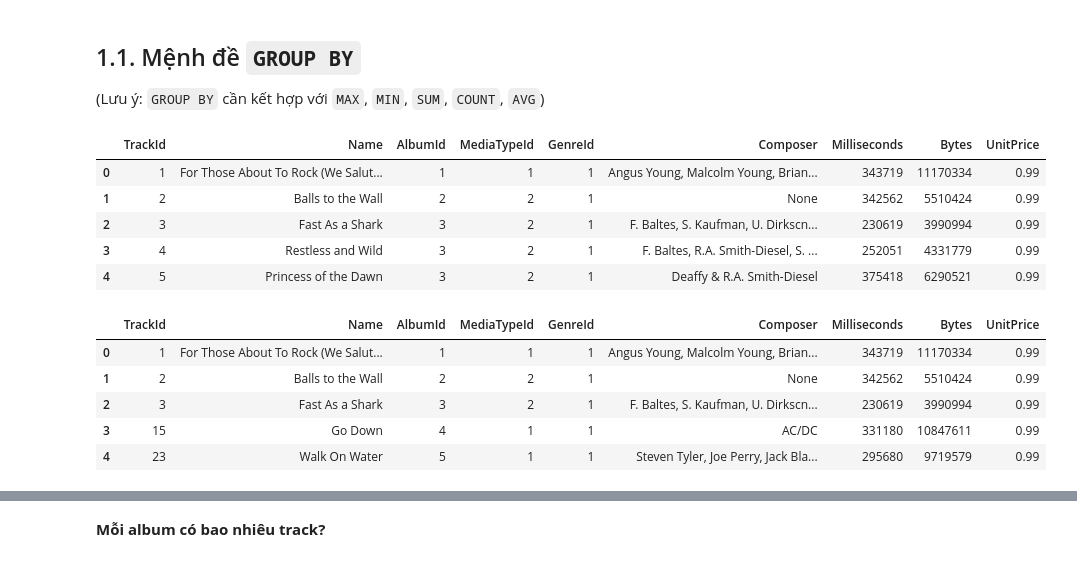
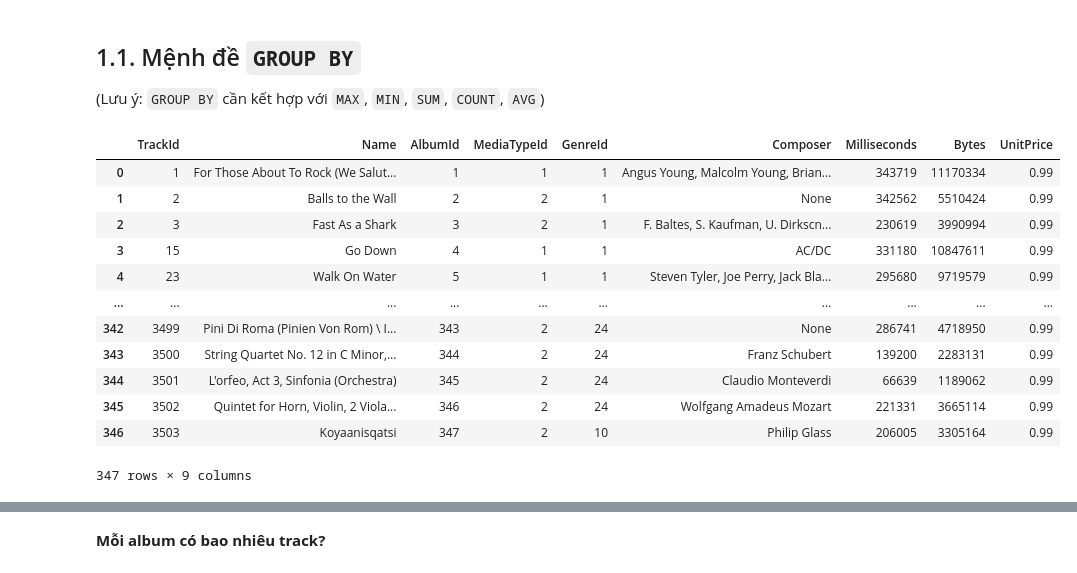
Before and after one commit to Hoanpc777/Python1, a Jupyter notebook: B17/Bai-09.2-Demo1-Mot-so-Truy-van-SQL-nang-cao.ipynb, the cells around one changed output, grey strips where cells are left out. Saved outputs shown, nothing was run; the diff lists cells and outputs as text; code cells hidden in the pictures.

```diff
--- a/B17/Bai_09.2-Demo1-Mot-so-Truy-van-SQL-nang-cao.ipynb
+++ b/B17/Bai-09.2-Demo1-Mot-so-Truy-van-SQL-nang-cao.ipynb
@@ -14,36 +14,28 @@ cursor = conn.cursor()
 # %% [markdown]
 ## 1.1. Mệnh đề `GROUP BY`
 (Lưu ý: `GROUP BY` cần kết hợp với `MAX`, `MIN`, `SUM`, `COUNT`, `AVG`)
-# %%
-# Kiểm tra dữ liệu bảng "track"
-query = """
-        SELECT *
-        FROM track
-        LIMIT (5)
-"""
-cursor.execute(query)
-pd.DataFrame(cursor.fetchall(), columns=[item[0] for item in cursor.description])
-# %% [output]
-|  | TrackId | Name | AlbumId | MediaTypeId | GenreId | Composer | Milliseconds | Bytes | UnitPrice |
-| 0 | 1 | For Those About To Rock (We Salut... | 1 | 1 | 1 | Angus Young, Malcolm Young, Brian... | 343719 | 11170334 | 0.99 |
-| 1 | 2 | Balls to the Wall | 2 | 2 | 1 | None | 342562 | 5510424 | 0.99 |
-| 2 | 3 | Fast As a Shark | 3 | 2 | 1 | F. Baltes, S. Kaufman, U. Dirkscn... | 230619 | 3990994 | 0.99 |
-| 3 | 4 | Restless and Wild | 3 | 2 | 1 | F. Baltes, R.A. Smith-Diesel, S. ... | 252051 | 4331779 | 0.99 |
-| 4 | 5 | Princess of the Dawn | 3 | 2 | 1 | Deaffy & R.A. Smith-Diesel | 375418 | 6290521 | 0.99 |
 # %%
 # Gom nhóm bảng track theo AlbumID
 query = """
         SELECT *
         FROM track
         GROUP BY albumid
-        LIMIT (5)
+        --LIMIT (5)
 """
 cursor.execute(query)
-pd.DataFrame(cursor.fetchall(), columns=[item[0] for item in cursor.description])
+fetch_data = cursor.fetchall()
+pd.DataFrame(fetch_data, columns=[item[0] for item in cursor.description])
 # %% [output]
 |  | TrackId | Name | AlbumId | MediaTypeId | GenreId | Composer | Milliseconds | Bytes | UnitPrice |
 | 0 | 1 | For Those About To Rock (We Salut... | 1 | 1 | 1 | Angus Young, Malcolm Young, Brian... | 343719 | 11170334 | 0.99 |
 | 1 | 2 | Balls to the Wall | 2 | 2 | 1 | None | 342562 | 5510424 | 0.99 |
 | 2 | 3 | Fast As a Shark | 3 | 2 | 1 | F. Baltes, S. Kaufman, U. Dirkscn... | 230619 | 3990994 | 0.99 |
 | 3 | 15 | Go Down | 4 | 1 | 1 | AC/DC | 331180 | 10847611 | 0.99 |
 | 4 | 23 | Walk On Water | 5 | 1 | 1 | Steven Tyler, Joe Perry, Jack Bla... | 295680 | 9719579 | 0.99 |
+| ... | ... | ... | ... | ... | ... | ... | ... | ... | ... |
+| 342 | 3499 | Pini Di Roma (Pinien Von Rom) \ I... | 343 | 2 | 24 | None | 286741 | 4718950 | 0.99 |
+| 343 | 3500 | String Quartet No. 12 in C Minor,... | 344 | 2 | 24 | Franz Schubert | 139200 | 2283131 | 0.99 |
+| 344 | 3501 | L'orfeo, Act 3, Sinfonia (Orchestra) | 345 | 2 | 24 | Claudio Monteverdi | 66639 | 1189062 | 0.99 |
+| 345 | 3502 | Quintet for Horn, Violin, 2 Viola... | 346 | 2 | 24 | Wolfgang Amadeus Mozart | 221331 | 3665114 | 0.99 |
+| 346 | 3503 | Koyaanisqatsi | 347 | 2 | 10 | Philip Glass | 206005 | 3305164 | 0.99 |
+347 rows × 9 columns
```
Also changed, not shown: parts of 30 cells of this notebook, 8 other files.
